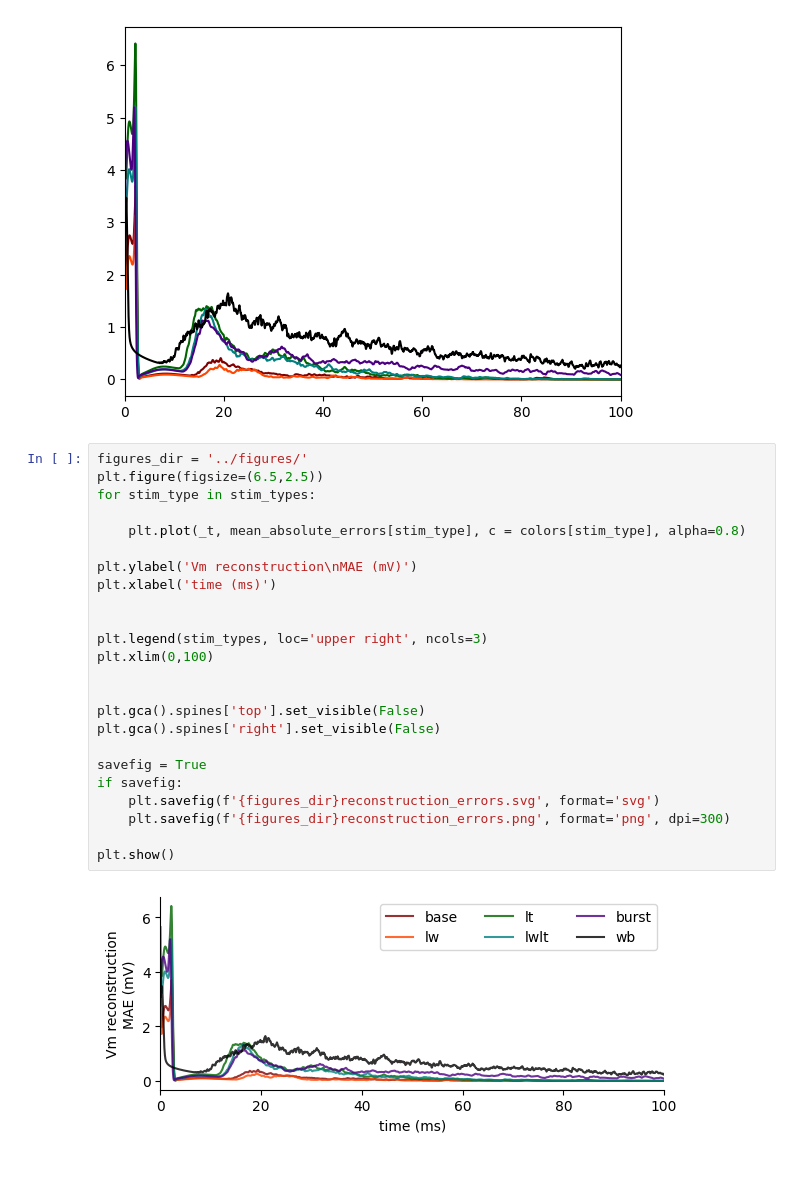
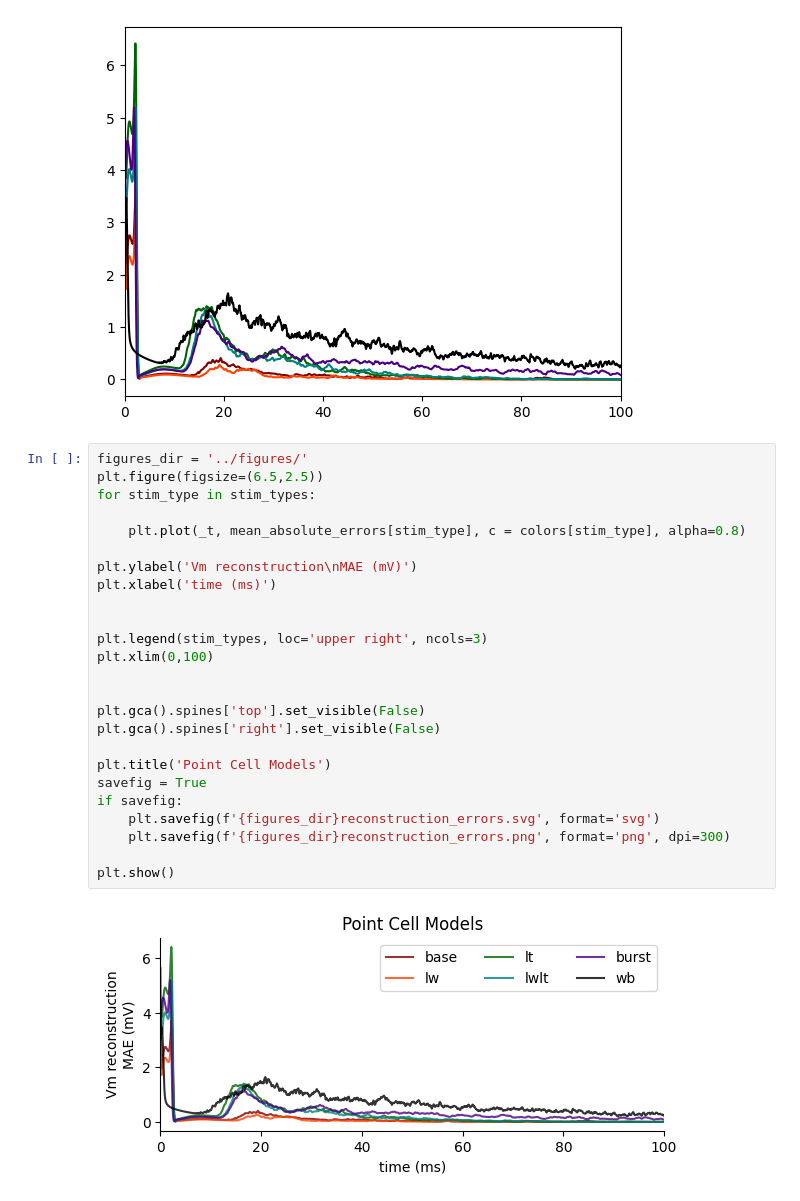
Before and after one commit to ec753/event_based_neuron, a Jupyter notebook: notebooks/state_reconstruction.ipynb, the cells around one changed output. Drawn from its saved outputs; the diff is of its cells as text; blank space fills up the shorter version.

```diff
--- a/notebooks/state_reconstruction.ipynb
+++ b/notebooks/state_reconstruction.ipynb
@@ -234,26 +234,27 @@ plt.xlim(0,100)
 # %%
 figures_dir = '../figures/'
 plt.figure(figsize=(6.5,2.5))
 for stim_type in stim_types:
 
     plt.plot(_t, mean_absolute_errors[stim_type], c = colors[stim_type], alpha=0.8)
 
 plt.ylabel('Vm reconstruction\nMAE (mV)')
 plt.xlabel('time (ms)')
 
 
 plt.legend(stim_types, loc='upper right', ncols=3)
 plt.xlim(0,100)
 
 
 plt.gca().spines['top'].set_visible(False)
 plt.gca().spines['right'].set_visible(False)
 
+plt.title('Point Cell Models')
 savefig = True
 if savefig:
     plt.savefig(f'{figures_dir}reconstruction_errors.svg', format='svg')
     plt.savefig(f'{figures_dir}reconstruction_errors.png', format='png', dpi=300)
 
 plt.show()
 # %% [output]
-[figure, old version]
+[figure, new version]
```
Also changed, not shown: parts of 3 cells of this notebook, 7 other files.
